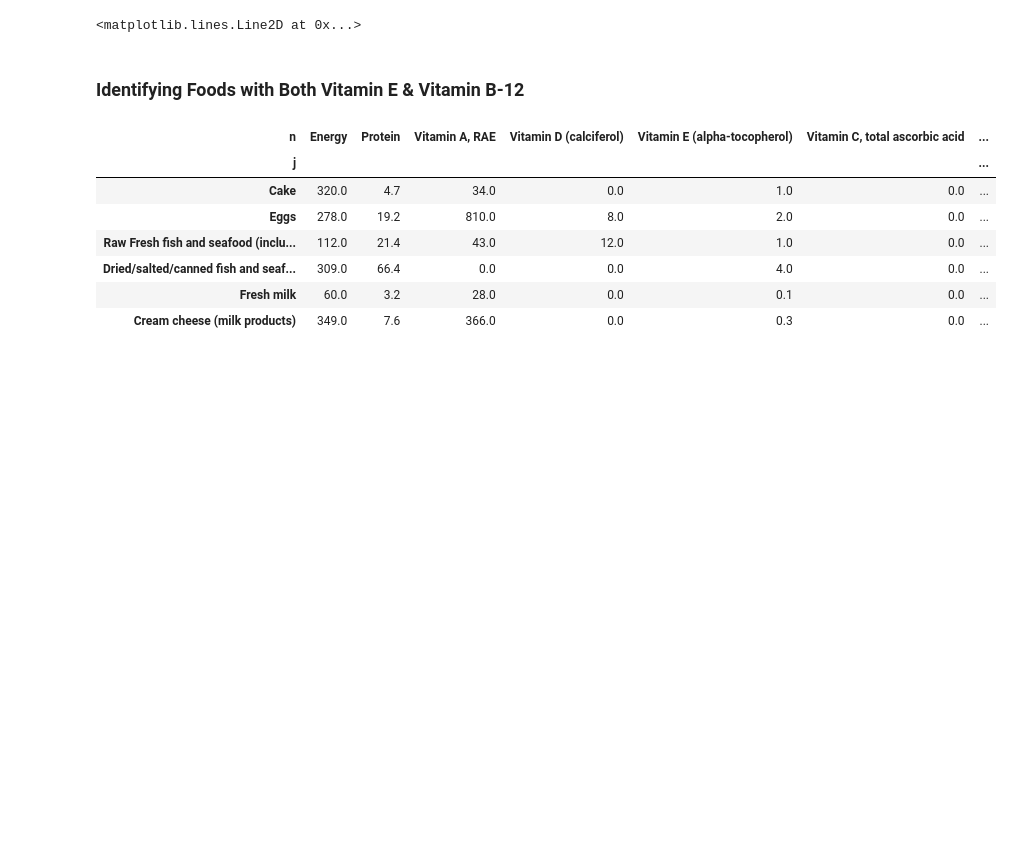
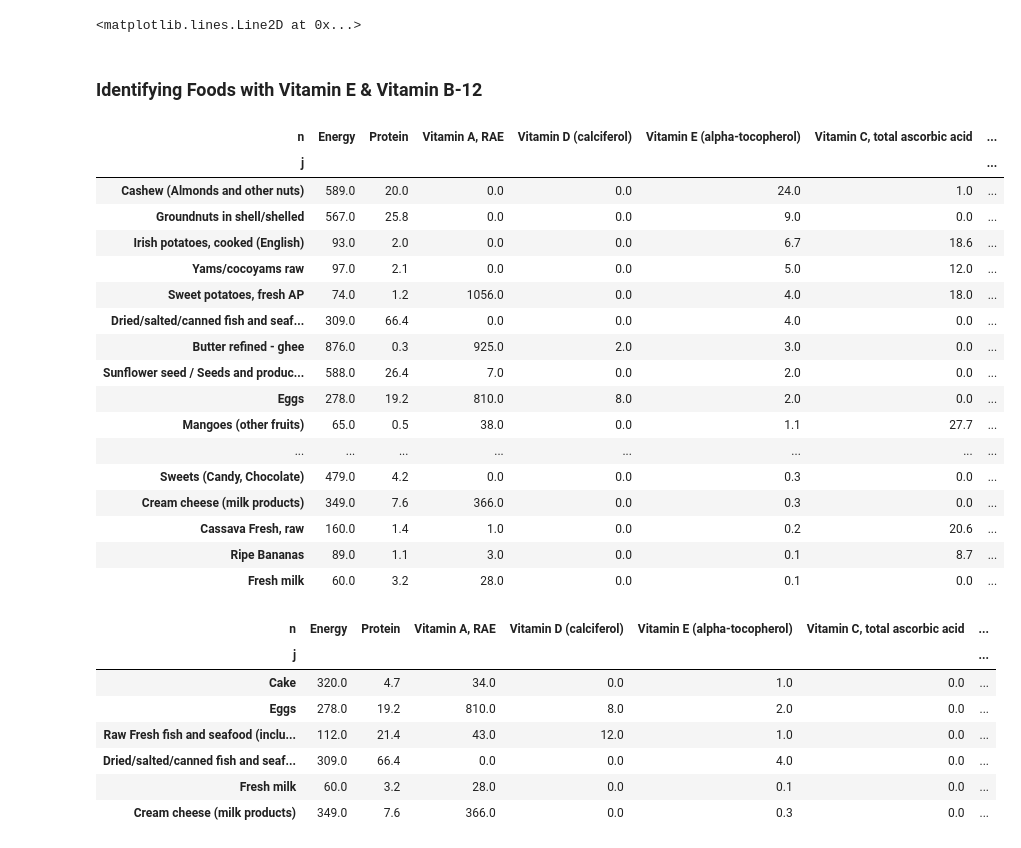
Before and after one commit to kehuang11/EEP153_Proj4_Holbrook, a Jupyter notebook: Proj4_Team_Holbrook_Working.ipynb, the cells around one changed output. Cells and saved outputs as stored; diff of their text form; code cells hidden in the pictures; blank space fills up the shorter version.

```diff
--- a/Proj4_Team_Holbrook_Working.ipynb
+++ b/Proj4_Team_Holbrook_Working.ipynb
@@ -604,7 +588,30 @@ plt.axvline(xref_nochildren)
 [interactive output not drawn]
 <matplotlib.lines.Line2D at 0x...>
 # %% [markdown]
-### Identifying Foods with Both Vitamin E & Vitamin B-12
+### Identifying Foods with Vitamin E & Vitamin B-12
+# %%
+fct_e = fct.loc[(fct["Vitamin E (alpha-tocopherol)"] > 0)]
+# %%
+fct_e.sort_values(by="Vitamin E (alpha-tocopherol)", ascending = False)
+# %% [output]
+| n | Energy | Protein | Vitamin A, RAE | Vitamin D (calciferol) | Vitamin E (alpha-tocopherol) | Vitamin C, total ascorbic acid | ... |
+| j |  |  |  |  |  |  | ... |
+| Cashew (Almonds and other nuts) | 589.0 | 20.0 | 0.0 | 0.0 | 24.0 | 1.0 | ... |
+| Groundnuts in shell/shelled | 567.0 | 25.8 | 0.0 | 0.0 | 9.0 | 0.0 | ... |
+| Irish potatoes, cooked (English) | 93.0 | 2.0 | 0.0 | 0.0 | 6.7 | 18.6 | ... |
+| Yams/cocoyams raw | 97.0 | 2.1 | 0.0 | 0.0 | 5.0 | 12.0 | ... |
+| Sweet potatoes, fresh AP | 74.0 | 1.2 | 1056.0 | 0.0 | 4.0 | 18.0 | ... |
+| Dried/salted/canned fish and seaf... | 309.0 | 66.4 | 0.0 | 0.0 | 4.0 | 0.0 | ... |
+| Butter refined - ghee | 876.0 | 0.3 | 925.0 | 2.0 | 3.0 | 0.0 | ... |
+| Sunflower seed / Seeds and produc... | 588.0 | 26.4 | 7.0 | 0.0 | 2.0 | 0.0 | ... |
+| Eggs | 278.0 | 19.2 | 810.0 | 8.0 | 2.0 | 0.0 | ... |
+| Mangoes (other fruits) | 65.0 | 0.5 | 38.0 | 0.0 | 1.1 | 27.7 | ... |
+| ... | ... | ... | ... | ... | ... | ... | ... |
+| Sweets (Candy, Chocolate) | 479.0 | 4.2 | 0.0 | 0.0 | 0.3 | 0.0 | ... |
+| Cream cheese (milk products) | 349.0 | 7.6 | 366.0 | 0.0 | 0.3 | 0.0 | ... |
+| Cassava Fresh, raw | 160.0 | 1.4 | 1.0 | 0.0 | 0.2 | 20.6 | ... |
+| Ripe Bananas | 89.0 | 1.1 | 3.0 | 0.0 | 0.1 | 8.7 | ... |
+| Fresh milk | 60.0 | 3.2 | 28.0 | 0.0 | 0.1 | 0.0 | ... |
 # %%
 fct_e_b12 = fct.loc[(fct["Vitamin E (alpha-tocopherol)"] > 0) & (fct["Vitamin B-12"] > 0)]
 # %%
```
Also changed, not shown: parts of 35 cells of this notebook.
